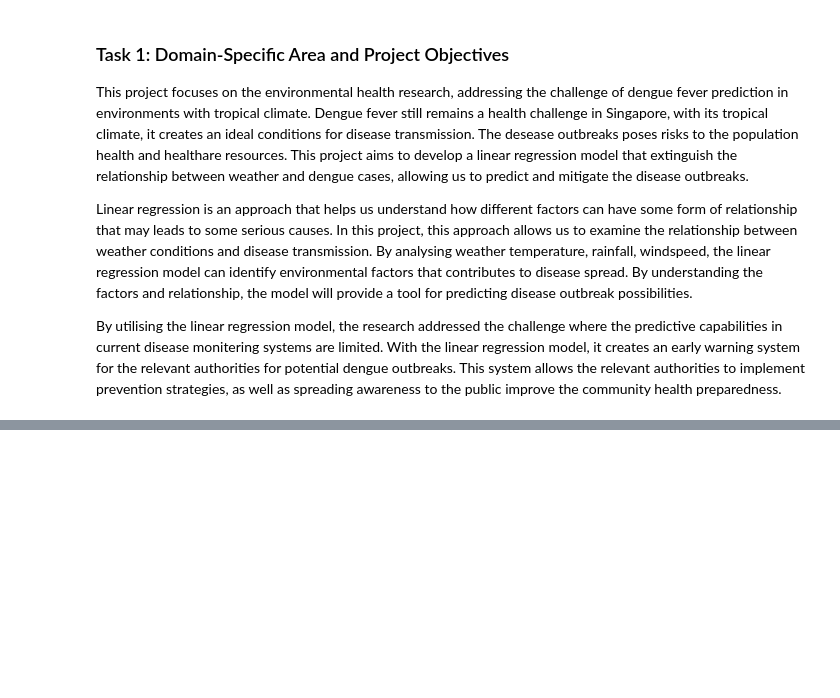
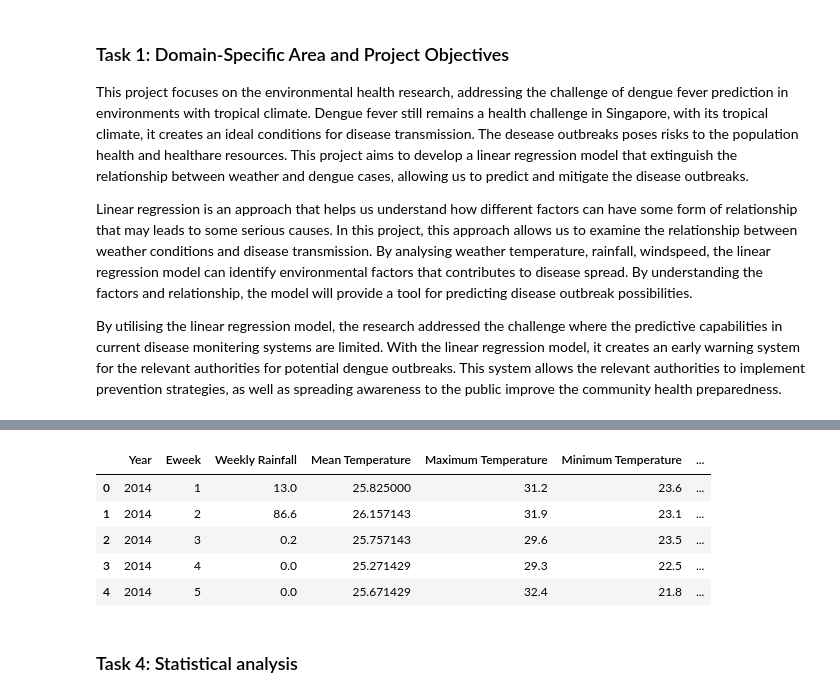
Before and after one commit to Jx1126/ds-midterm, a Jupyter notebook: midterm.ipynb, the cells around one changed output, grey strips where cells are left out. Drawn from its saved outputs; the diff is of its cells as text; code cells hidden in the pictures; blank space fills up the shorter version.

Commit message:
Completed Task 3

```diff
--- a/midterm.ipynb
+++ b/midterm.ipynb
@@ -52,0 +236,13 @@ Column Legend:
+# %%
+# Merge the weather and dengue data by inner join
+merged_data = pd.merge(weekly_weather_data, dengue_data, on=['Year', 'Eweek'], how = 'inner')
+merged_data.head()
+# %% [output]
+|  | Year | Eweek | Weekly Rainfall | Mean Temperature | Maximum Temperature | Minimum Temperature | ... |
+| 0 | 2014 | 1 | 13.0 | 25.825000 | 31.2 | 23.6 | ... |
+| 1 | 2014 | 2 | 86.6 | 26.157143 | 31.9 | 23.1 | ... |
+| 2 | 2014 | 3 | 0.2 | 25.757143 | 29.6 | 23.5 | ... |
+| 3 | 2014 | 4 | 0.0 | 25.271429 | 29.3 | 22.5 | ... |
+| 4 | 2014 | 5 | 0.0 | 25.671429 | 32.4 | 21.8 | ... |
+# %% [markdown]
+### Task 4: Statistical analysis
```
Also changed, not shown: parts of 16 cells of this notebook.
